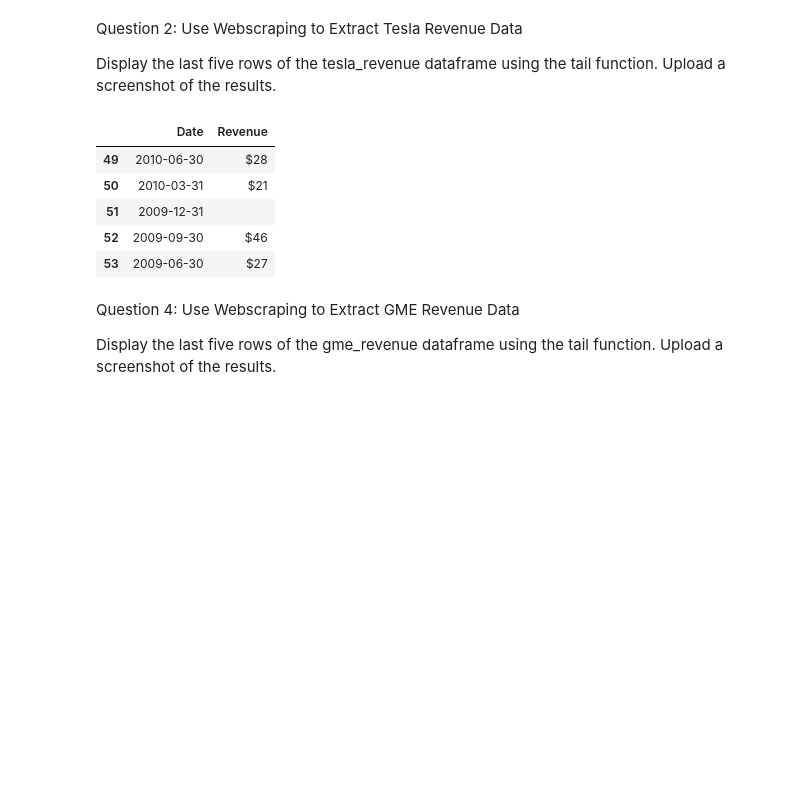
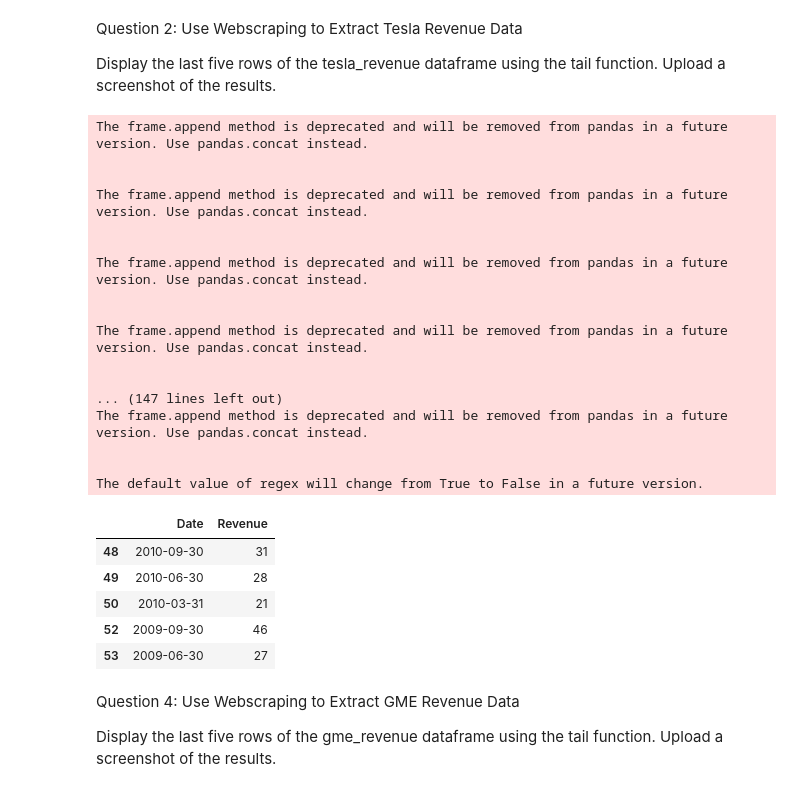
Before and after one commit to hocheeseong/IBMcourse, a Jupyter notebook: FinalAssignmentNov.ipynb, the cells around one changed output. Saved outputs shown, nothing was run; the diff lists cells and outputs as text; code cells hidden in the pictures; blank space fills up the shorter version.

```diff
--- a/FinalAssignmentNov.ipynb
+++ b/FinalAssignmentNov.ipynb
@@ -45,28 +45,49 @@ Display the last five rows of the tesla_revenue dataframe using the tail functio
 # %%
 import pandas as pd
 import requests
 from bs4 import BeautifulSoup
 url="https://cf-courses-data.s3.us.cloud-object-storage.appdomain.cloud/IBMDeveloperSkillsNetwork-PY0220EN-SkillsNetwork/labs/project/revenue.htm"
 html_data=requests.get(url).text
 
 soup=BeautifulSoup(html_data,'html5lib')
 tesla_data=pd.DataFrame(columns=["Date", "Revenue"])
 
 for row in soup.find_all("tbody")[1].find_all('tr'):
     col = row.find_all("td")
     date = col[0].text
     revenue = col[1].text
 
     tesla_data = tesla_data.append({"Date":date, "Revenue":revenue}, ignore_index=True)
 
+tesla_data['Revenue']=tesla_data['Revenue'].str.replace(',|\$',"")
+tesla_data.dropna(inplace=True)
+tesla_data=tesla_data[tesla_data['Revenue']!=""]
+
 tesla_data.tail()
 # %% [output]
+The frame.append method is deprecated and will be removed from pandas in a future version. Use pandas.concat instead.
+
+
+The frame.append method is deprecated and will be removed from pandas in a future version. Use pandas.concat instead.
+
+
+The frame.append method is deprecated and will be removed from pandas in a future version. Use pandas.concat instead.
+
+
+The frame.append method is deprecated and will be removed from pandas in a future version. Use pandas.concat instead.
+
+
+... (147 lines left out)
+The frame.append method is deprecated and will be removed from pandas in a future version. Use pandas.concat instead.
+
+
+The default value of regex will change from True to False in a future version.
 |  | Date | Revenue |
-| 49 | 2010-06-30 | $28 |
-| 50 | 2010-03-31 | $21 |
-| 51 | 2009-12-31 |  |
-| 52 | 2009-09-30 | $46 |
-| 53 | 2009-06-30 | $27 |
+| 48 | 2010-09-30 | 31 |
+| 49 | 2010-06-30 | 28 |
+| 50 | 2010-03-31 | 21 |
+| 52 | 2009-09-30 | 46 |
+| 53 | 2009-06-30 | 27 |
 # %% [markdown]
 Question 4: Use Webscraping to Extract GME Revenue Data
 
```
Also changed, not shown: parts of 1 cell of this notebook.
